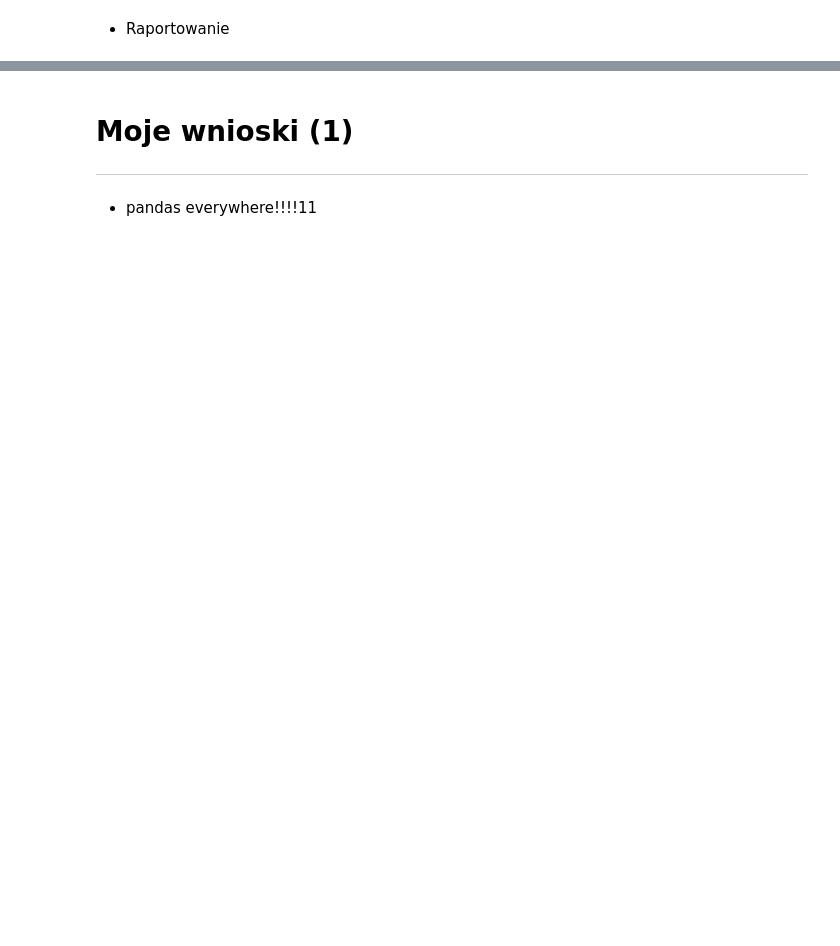
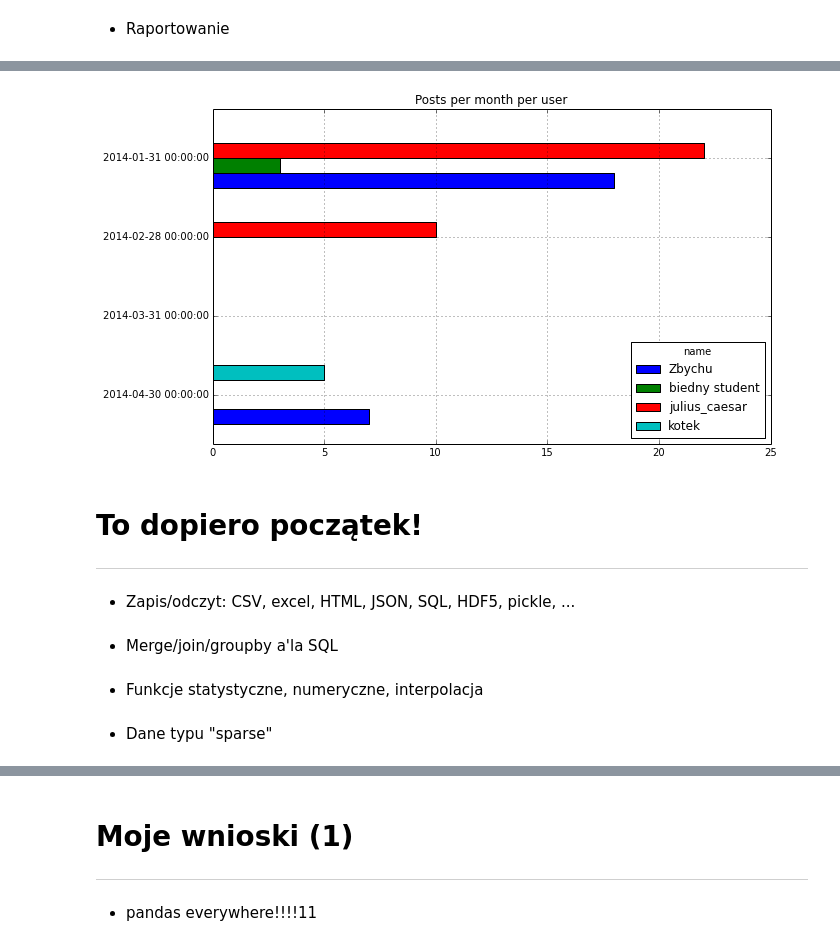
Before and after one commit to pawroman/pywaw-pandas, a Jupyter notebook: src/pandas_pywaw.ipynb, the cells around one changed output, grey strips where cells are left out. Saved outputs shown, nothing was run; the diff lists cells and outputs as text; code cells hidden in the pictures; blank space fills up the shorter version.

```diff
--- a/src/pandas_pywaw.ipynb
+++ b/src/pandas_pywaw.ipynb
@@ -541,0 +70,23 @@ assign
+# %%
+posts_data = [
+    {"id": 1, "ts": "2014-01-01T10:00", "name": "Zbychu",
+     "message": "hello world", "likes": 16},
+
+    {"id": 2, "ts": "2014-01-01T13:37", "name": "Zbychu",
+     "likes": 20},
+
+    {"id": 3, "ts": "2014-01-01T15:35", "name": "biedny student",
+     "message": "pandas 3 bardzo proszę pls", "likes": 3},
+
+    {"id": 4, "ts": "2014-01-02T19:42", "name": "julius_caesar",
+     "message": "veni, vidi, vici", "likes": 22},
+
+    {"id": 5, "ts": "2014-02-04T12:02", "name": "julius_caesar",
+     "message": "coś po łacinie", "likes": 10},
+
+    {"id": 6, "ts": "2014-04-15T23:15", "name": "kotek",
+     "message": "miau miau miau bardzo miau", "likes": 5},
+
+    {"id": 7, "ts": "2014-04-15T18:30", "name": "Zbychu",
+     "message": "hello pandas hello hello", "likes": 7},
+]
@@ -541,0 +108,3 @@ assign
+# %%
+posts = posts.sort("likes", ascending=False).fillna("[ No Comment ]")
+posts
@@ -541,0 +121,3 @@ assign
+# %%
+posts.loc[posts.likes >= 10, "message"] = posts["message"].str.decode("utf8").str.upper()
+posts
@@ -541,0 +178,6 @@ assign
+# %%
+by_month = posts_ts.pivot_table(
+    "likes", cols="name", rows=posts_ts.index
+).resample("M").sort_index(ascending=False)
+
+by_month
@@ -541,0 +191,18 @@ assign
+# %%
+%matplotlib inline
+
+plots = by_month.plot(kind="barh", figsize=(10, 6), title="Posts per month per user")
+# %% [output]
+[figure, added]
+# %% [markdown]
+# To dopiero początek!
+
+----
+# %% [markdown]
+- Zapis/odczyt: CSV, excel, HTML, JSON, SQL, HDF5, pickle, ...
+# %% [markdown]
+- Merge/join/groupby a'la SQL
+# %% [markdown]
+- Funkcje statystyczne, numeryczne, interpolacja
+# %% [markdown]
+- Dane typu "sparse"
```
Also changed, not shown: parts of 75 cells of this notebook, 2 other files.
